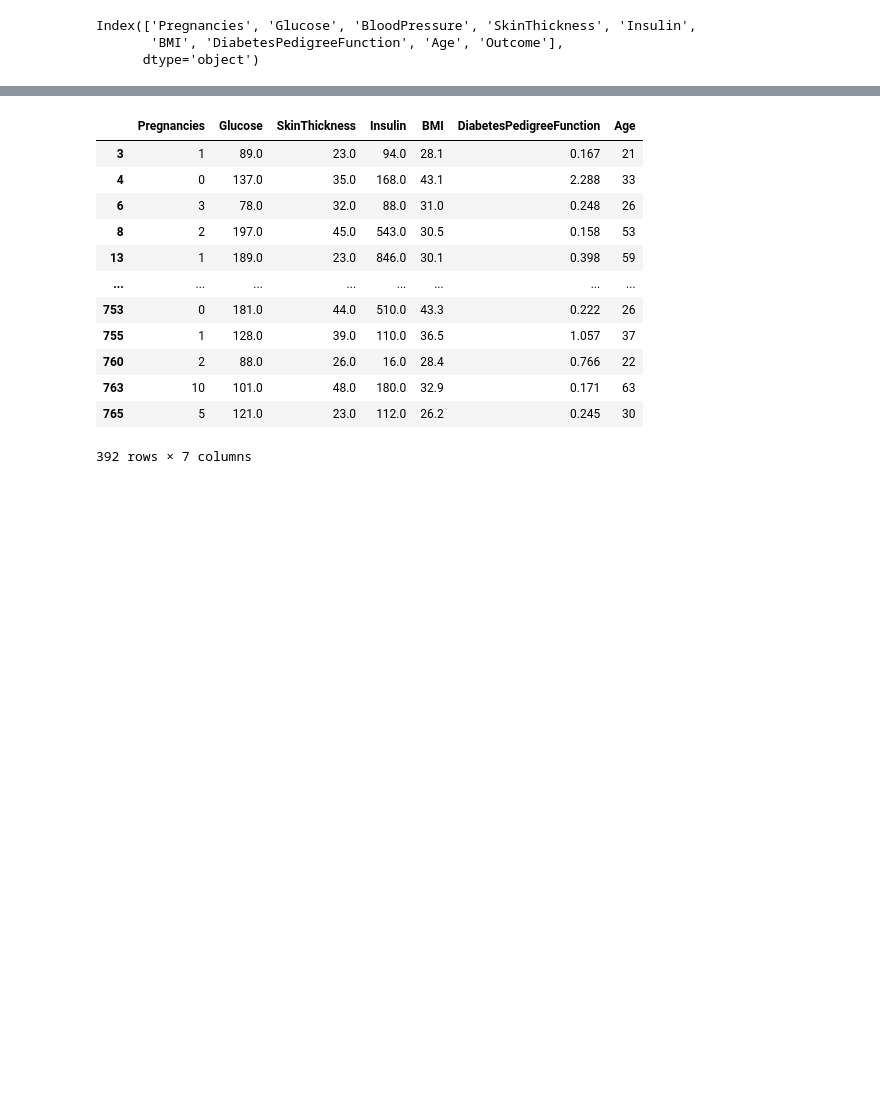
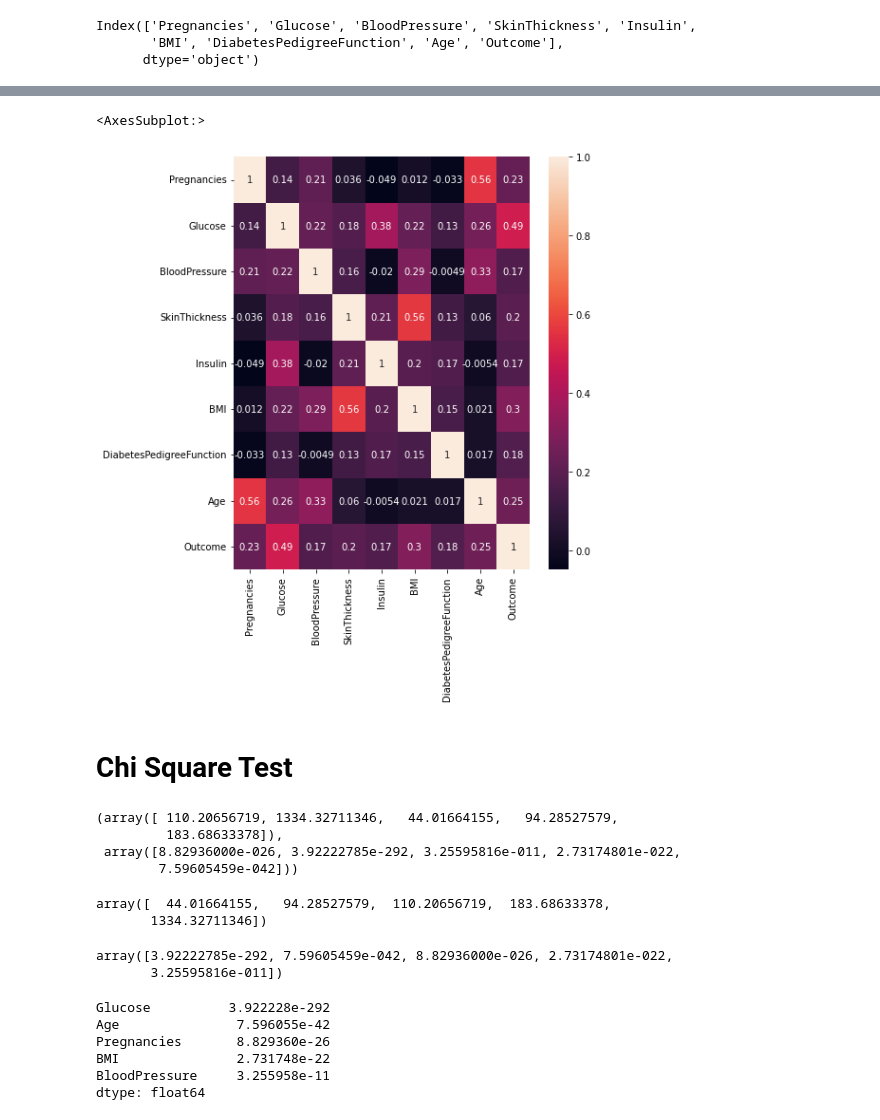
Before and after one commit to VickArmand/Early-Diabetes-Prediction-Project, a Jupyter notebook: Model for prediction.ipynb, the cells around one changed output, grey strips where cells are left out. Drawn from its saved outputs; the diff is of its cells as text; code cells hidden in the pictures; blank space fills up the shorter version.

```diff
--- a/Model for prediction.ipynb
+++ b/Model for prediction.ipynb
@@ -74,18 +96,41 @@ X
 # %%
 Y=diabetesdata['Outcome']
 # X=np.array(X)
-X
-# %% [output]
-|  | Pregnancies | Glucose | SkinThickness | Insulin | BMI | DiabetesPedigreeFunction | Age |
-| 3 | 1 | 89.0 | 23.0 | 94.0 | 28.1 | 0.167 | 21 |
-| 4 | 0 | 137.0 | 35.0 | 168.0 | 43.1 | 2.288 | 33 |
-| 6 | 3 | 78.0 | 32.0 | 88.0 | 31.0 | 0.248 | 26 |
-| 8 | 2 | 197.0 | 45.0 | 543.0 | 30.5 | 0.158 | 53 |
-| 13 | 1 | 189.0 | 23.0 | 846.0 | 30.1 | 0.398 | 59 |
-| ... | ... | ... | ... | ... | ... | ... | ... |
-| 753 | 0 | 181.0 | 44.0 | 510.0 | 43.3 | 0.222 | 26 |
-| 755 | 1 | 128.0 | 39.0 | 110.0 | 36.5 | 1.057 | 37 |
-| 760 | 2 | 88.0 | 26.0 | 16.0 | 28.4 | 0.766 | 22 |
-| 763 | 10 | 101.0 | 48.0 | 180.0 | 32.9 | 0.171 | 63 |
-| 765 | 5 | 121.0 | 23.0 | 112.0 | 26.2 | 0.245 | 30 |
-392 rows × 7 columns
+# %%
+plt.figure(figsize=(7,8))
+sns.heatmap(diabetesdata.corr(),annot=True)
+# %% [output]
+<AxesSubplot:>
+[figure, added]
+# %% [markdown]
+# Chi Square Test
+# %%
+from sklearn.feature_selection import chi2
+f1pvalues=chi2(X,Y)
+f1pvalues
+# %% [output]
+(array([ 110.20656719, 1334.32711346,   44.01664155,   94.28527579,
+         183.68633378]),
+ array([8.82936000e-026, 3.92222785e-292, 3.25595816e-011, 2.73174801e-022,
+        7.59605459e-042]))
+# %%
+np.sort(f1pvalues[0])
+# the higher the f score value the more important the feature
+# %% [output]
+array([  44.01664155,   94.28527579,  110.20656719,  183.68633378,
+       1334.32711346])
+# %%
+np.sort(f1pvalues[1])
+# the lower the p value the more important the feature
+# %% [output]
+array([3.92222785e-292, 7.59605459e-042, 8.82936000e-026, 2.73174801e-022,
+       3.25595816e-011])
+# %%
+pd.Series(f1pvalues[1], index=X.columns).sort_values()
+# %% [output]
+Glucose          3.922228e-292
+Age               7.596055e-42
+Pregnancies       8.829360e-26
+BMI               2.731748e-22
+BloodPressure     3.255958e-11
+dtype: float64
```
Also changed, not shown: parts of 53 cells of this notebook, 12 other files.
